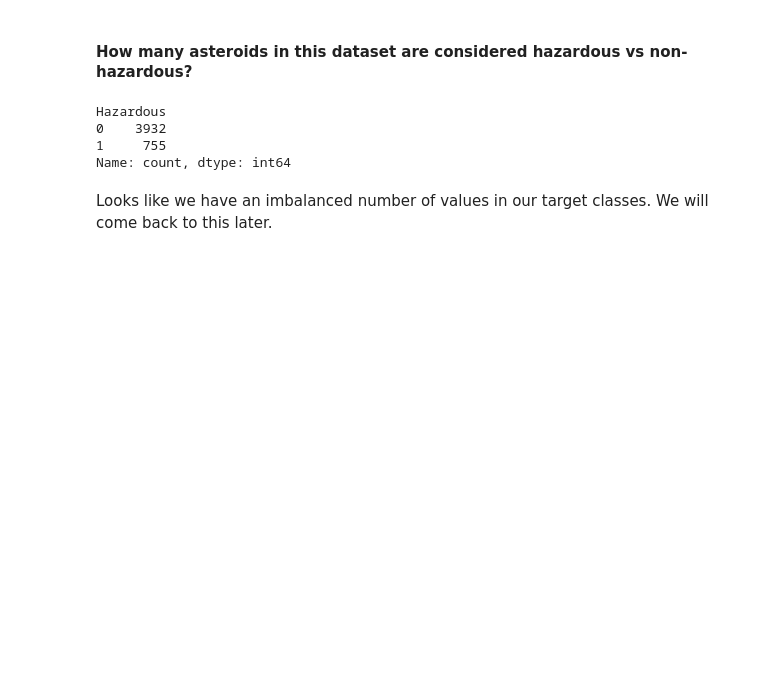
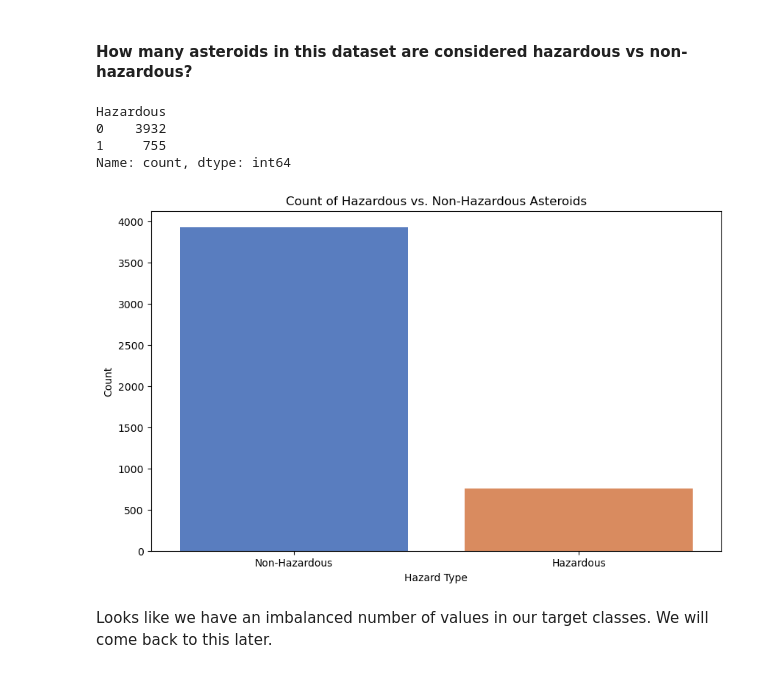
Before and after one commit to anbitasiregar/nasa-asteroid-analysis, a Jupyter notebook: notebooks/data_analysis.ipynb, the cells around one changed output. Saved outputs shown, nothing was run; the diff lists cells and outputs as text; code cells hidden in the pictures; blank space fills up the shorter version.

```diff
--- a/notebooks/data_analysis.ipynb
+++ b/notebooks/data_analysis.ipynb
@@ -273,12 +302,26 @@ Hazardous asteroids have a higher mean relative velocity at 61,796 km/hr than no
 # %%
 # Hazardous will be our target value
 # Let's check the value counts of this
-nasa_df["Hazardous"].value_counts()
+hazardous_counts = nasa_df["Hazardous"].value_counts()
+hazardous_counts
 # %% [output]
 Hazardous
 0    3932
 1     755
 Name: count, dtype: int64
+# %%
+# Presentation Visual:
+# Bar chart of data dsitribution between our target feature
+plt.figure(figsize=(10, 6))
+
+sns.barplot(x=hazardous_counts.index, y=hazardous_counts.values, hue=hazardous_counts.index, legend=False, palette="muted")
+plt.title("Count of Hazardous vs. Non-Hazardous Asteroids")
+plt.xlabel("Hazard Type")
+plt.ylabel("Count")
+plt.xticks([0, 1], ["Non-Hazardous", "Hazardous"])
+plt.show()
+# %% [output]
+[figure, added]
 # %% [markdown]
 Looks like we have an imbalanced number of values in our target classes. We will come back to this later.
 # %% [markdown]
```
Also changed, not shown: parts of 5 cells of this notebook, 1 other file.
